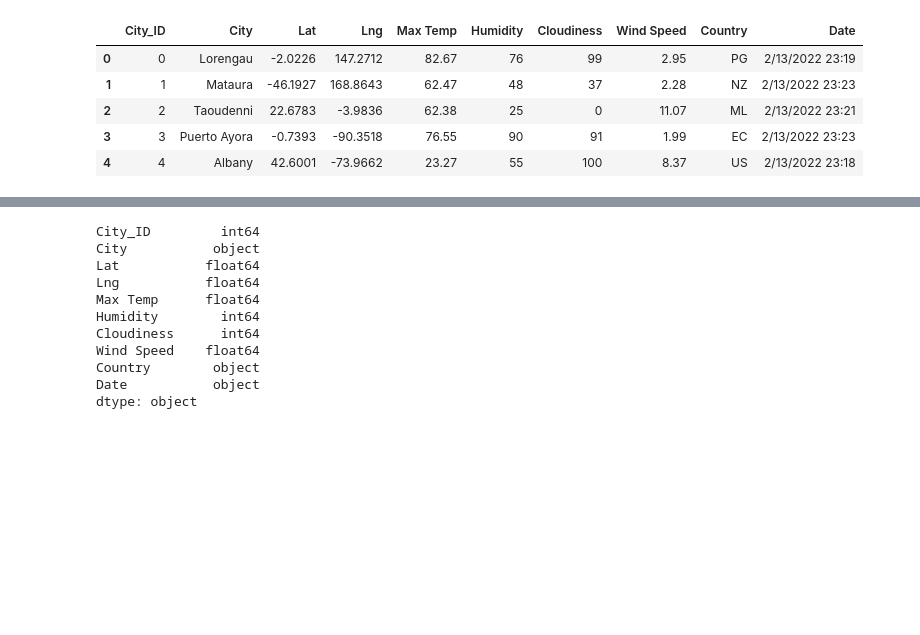
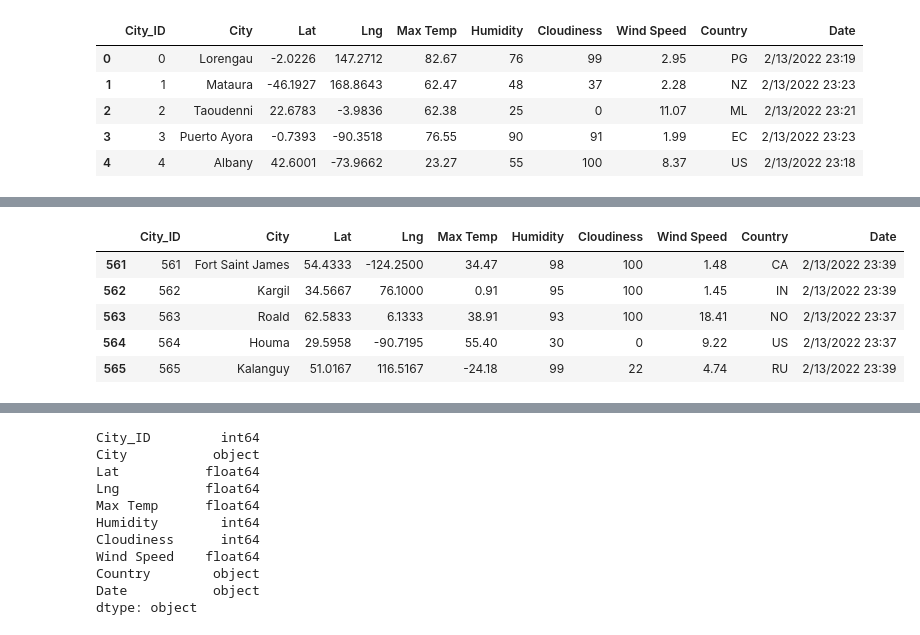
Before and after one commit to ajcurtis916/world_weather_analysis, a Jupyter notebook: VacationPy.ipynb, the cells around one changed output, grey strips where cells are left out. Saved outputs shown, nothing was run; the diff lists cells and outputs as text; code cells hidden in the pictures; blank space fills up the shorter version.

```diff
--- a/VacationPy.ipynb
+++ b/VacationPy.ipynb
@@ -44,0 +75,11 @@ city_data_df.head()
+# %%
+#replace accidental null values
+city_data_df=city_data_df.fillna(value="Nigeria")
+city_data_df.tail()
+# %% [output]
+|  | City_ID | City | Lat | Lng | Max Temp | Humidity | Cloudiness | Wind Speed | Country | Date |
+| 561 | 561 | Fort Saint James | 54.4333 | -124.2500 | 34.47 | 98 | 100 | 1.48 | CA | 2/13/2022 23:39 |
+| 562 | 562 | Kargil | 34.5667 | 76.1000 | 0.91 | 95 | 100 | 1.45 | IN | 2/13/2022 23:39 |
+| 563 | 563 | Roald | 62.5833 | 6.1333 | 38.91 | 93 | 100 | 18.41 | NO | 2/13/2022 23:37 |
+| 564 | 564 | Houma | 29.5958 | -90.7195 | 55.40 | 30 | 0 | 9.22 | US | 2/13/2022 23:37 |
+| 565 | 565 | Kalanguy | 51.0167 | 116.5167 | -24.18 | 99 | 22 | 4.74 | RU | 2/13/2022 23:39 |
```
Also changed, not shown: parts of 18 cells of this notebook, 1 other file.
